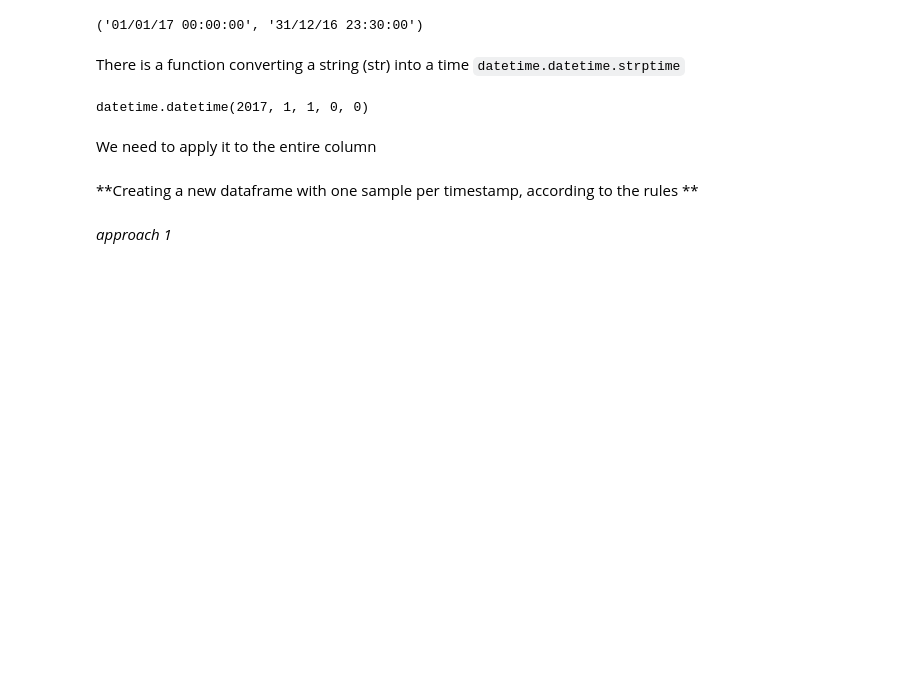
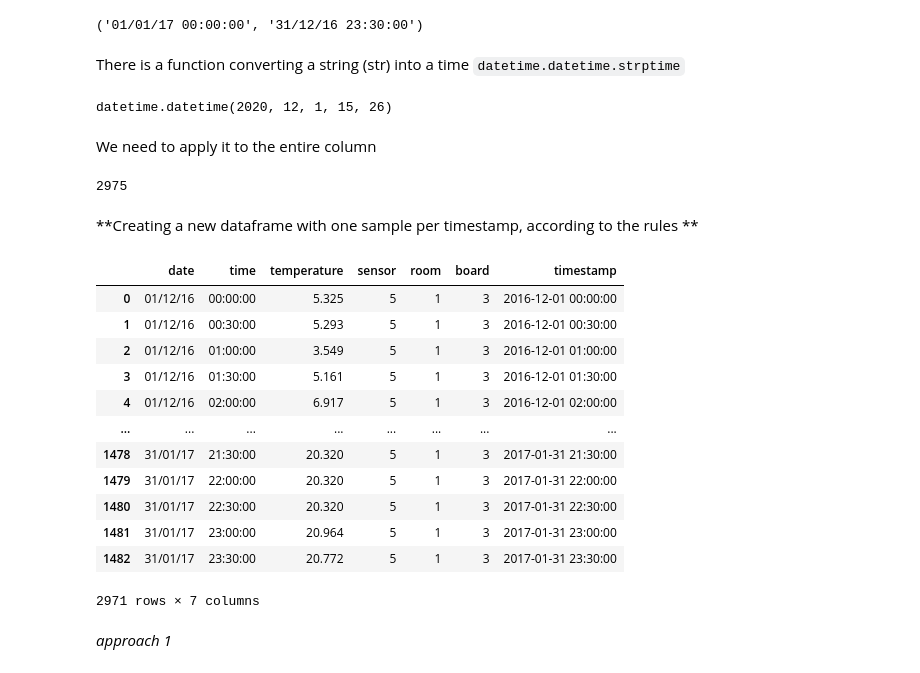
Before and after one commit to cbolk/CS2020-21, a Jupyter notebook: Lesson8.ipynb, the cells around one changed output. Drawn from its saved outputs; the diff is of its cells as text; code cells hidden in the pictures; blank space fills up the shorter version.

```diff
--- a/Lesson8.ipynb
+++ b/Lesson8.ipynb
@@ -60,19 +58,25 @@ fday, lday
 There is a function converting a string (str) into a time
 `datetime.datetime.strptime`
 # %%
-bday = '01/01/17 00:00:00'
-bday_date = datetime.datetime.strptime(bday, '%d/%m/%y %H:%M:%S')
+bday = '01/12/2020 15:26:00'
+bday_date = datetime.datetime.strptime(bday, '%d/%m/%Y %H:%M:%S')
 
 bday_date
 # %% [output]
-datetime.datetime(2017, 1, 1, 0, 0)
+datetime.datetime(2020, 12, 1, 15, 26)
 # %% [markdown]
 We need to apply it to the entire column
 # %%
-df.timestamp = df.timestamp.apply(lambda x: datetime.datetime.strptime(x, '%d/%m/%y %H:%M:%S'))
+# this modifies column timestamp content
+#df.timestamp = df.timestamp.apply(lambda x: datetime.datetime.strptime(x, '%d/%m/%y %H:%M:%S'))
+
+# this adds a new column to my dataset
+# df['timestamp_dt'] = datetime.datetime.strptime(df['timestamp'], '%d/%m/%y %H:%M:%S')
 
 fday = min(df.timestamp)
 lday = max(df.timestamp)
+
+fday, lday
 
 #further information on the smapling windows
 datediff = lday - fday
@@ -82,10 +86,28 @@ if datediff.seconds == 0:
     ndays = datediff.days
 else:
     ndays = datediff.days + 1
-
 nsamples = ndays * SAMPLEPERDAY - 1 #ends @ 31/01/2017 23:30
+nsamples
+# %% [output]
+2975
 # %% [markdown]
 **Creating a new dataframe with one sample per timestamp, according to the rules **
+# %%
+df
+# %% [output]
+|  | date | time | temperature | sensor | room | board | timestamp |
+| 0 | 01/12/16 | 00:00:00 | 5.325 | 5 | 1 | 3 | 2016-12-01 00:00:00 |
+| 1 | 01/12/16 | 00:30:00 | 5.293 | 5 | 1 | 3 | 2016-12-01 00:30:00 |
+| 2 | 01/12/16 | 01:00:00 | 3.549 | 5 | 1 | 3 | 2016-12-01 01:00:00 |
+| 3 | 01/12/16 | 01:30:00 | 5.161 | 5 | 1 | 3 | 2016-12-01 01:30:00 |
+| 4 | 01/12/16 | 02:00:00 | 6.917 | 5 | 1 | 3 | 2016-12-01 02:00:00 |
+| ... | ... | ... | ... | ... | ... | ... | ... |
+| 1478 | 31/01/17 | 21:30:00 | 20.320 | 5 | 1 | 3 | 2017-01-31 21:30:00 |
+| 1479 | 31/01/17 | 22:00:00 | 20.320 | 5 | 1 | 3 | 2017-01-31 22:00:00 |
+| 1480 | 31/01/17 | 22:30:00 | 20.320 | 5 | 1 | 3 | 2017-01-31 22:30:00 |
+| 1481 | 31/01/17 | 23:00:00 | 20.964 | 5 | 1 | 3 | 2017-01-31 23:00:00 |
+| 1482 | 31/01/17 | 23:30:00 | 20.772 | 5 | 1 | 3 | 2017-01-31 23:30:00 |
+2971 rows × 7 columns
 # %% [markdown]
 _approach 1_
 # %%
```
Also changed, not shown: parts of 5 cells of this notebook, 4 other files.
